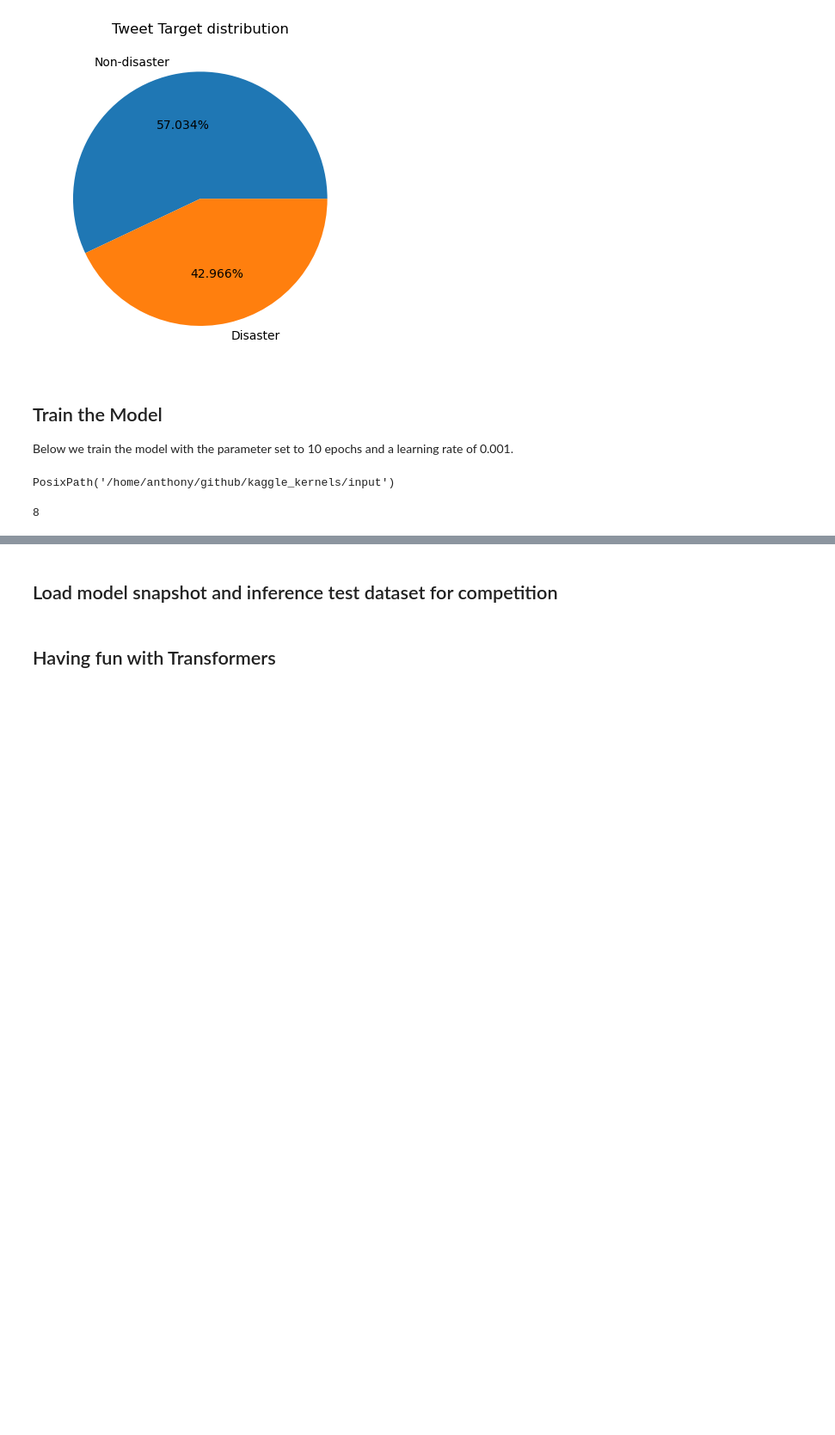
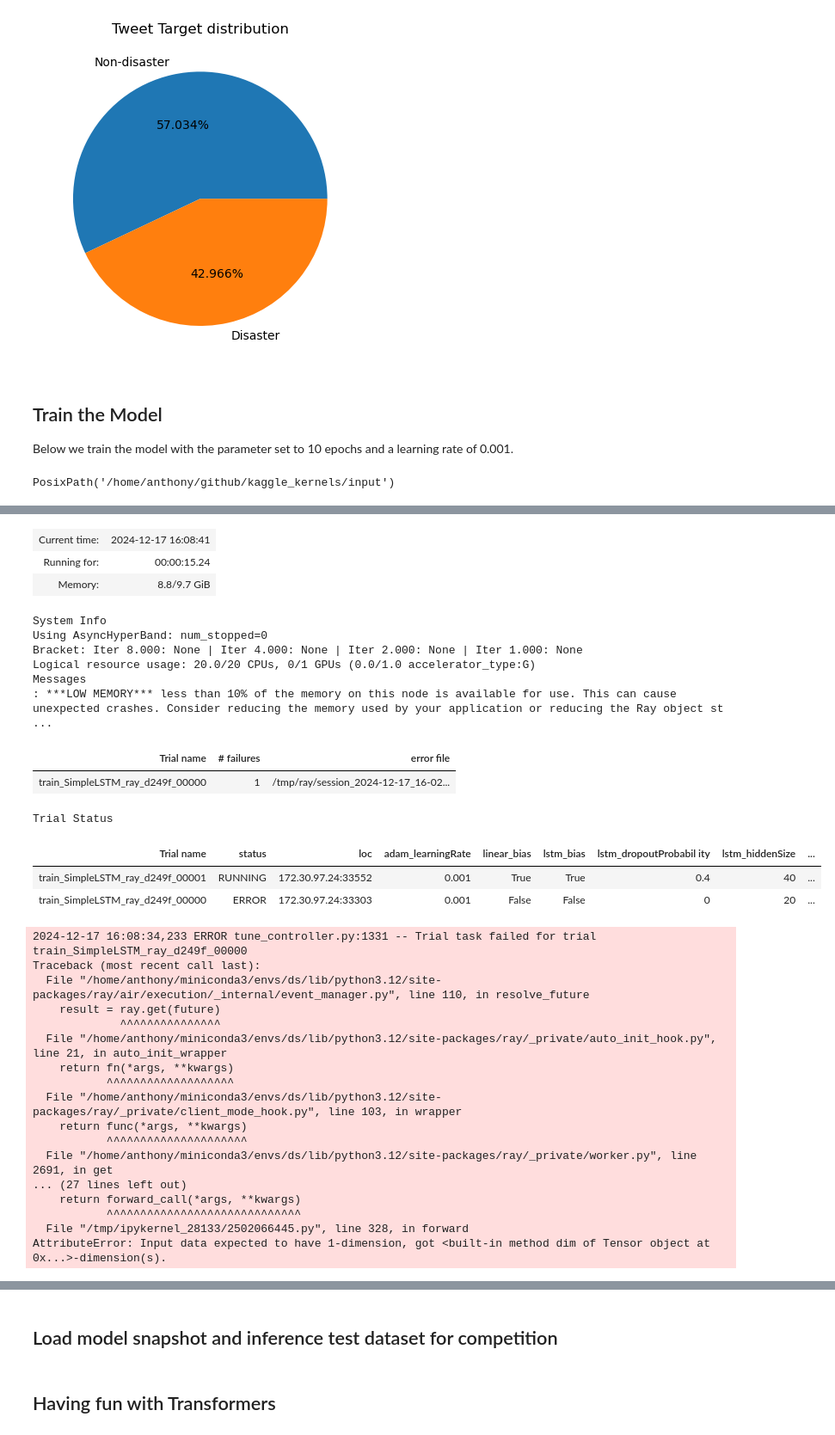
Before and after one commit to anthropikos/kaggle_kernels, a Jupyter notebook: lstm-tweets/lstm-tweets.ipynb, the cells around one changed output, grey strips where cells are left out. Shown: that part at 86% size. Saved outputs shown, nothing was run; the diff lists cells and outputs as text; code cells hidden in the pictures; blank space fills up the shorter version.

Commit message:
Reduced RayTune parallel training sessions but still having issues. Trying manual tuning instead.

```diff
--- a/lstm-tweets/lstm-tweets.ipynb
+++ b/lstm-tweets/lstm-tweets.ipynb
@@ -86,6 +86,7 @@ import torch
 from torch.utils.data import Dataset, DataLoader
 from sklearn.model_selection import train_test_split
 from tqdm import tqdm
+import ray
 from ray import train, tune
 from ray.train import Checkpoint
 from ray.tune.schedulers import ASHAScheduler
@@ -96,6 +97,7 @@ from ray.tune.schedulers import ASHAScheduler
 # TODO: IGNORED (validation process not too expensive so whatever) - Remove validation from training loop and checkpoint
 # TODO: DONE - Encapsulate the entire data loading into one pipeline
 
+# ray.init(runtime_env={"conda": "ds"})
 
 def read_in_csv(data_dir_path: Union[Path, str] = None) -> Tuple:
     """Read in the dataset CSVs and return a tuple of dataframes."""
@@ -394,8 +396,8 @@ class SimpleLSTM(torch.nn.Module):
         Source: https://pytorch.org/docs/stable/generated/torch.nn.Module.html#torch.nn.Module.forward
         """
         # Instantiate input layer
-        if input_data.dim > 1:
-            raise AttributeError(f"Input data expected to have 1-dimension, got {input_data.dim}-dimension(s).")
+        if input_data.dim() > 1:
+            raise AttributeError(f"Input data expected to have 1-dimension, got {input_data.dim()}-dimension(s).")
         self.input_size = input_data.shape()[0]
 
         self.layer_lstm = torch.nn.LSTM(
@@ -834,12 +836,6 @@ config = {
 config["data_directory"]
 # %% [output]
 PosixPath('/home/anthony/github/kaggle_kernels/input')
-# %%
-from multiprocessing import cpu_count
-
-cpu_count()
-# %% [output]
-8
 # %%
 config = {
     "lstm_hiddenSize": tune.choice([10, 20, 30, 40, 50]),
@@ -849,6 +845,7 @@ config = {
     "lstm_dropoutProbability": tune.choice([0, 0.2, 0.4, 0.6]),
     "lstm_bidirectional": False,
     "adam_learningRate": tune.choice([0.001 ,0.01, 0.1]),
+    "n_epochs": tune.choice(list(range(10))),
     "data_directory": Path("../input/").resolve().absolute()
 }
 
@@ -857,17 +854,19 @@ scheduler = ASHAScheduler(
     grace_period=1,
     reduction_factor=2
 )
+## TODO: Ray tune memory issue, move the data loading out of the training loop
 
 tuner = tune.Tuner(
     tune.with_resources(
         tune.with_parameters(train_SimpleLSTM_ray),
-        resources={"cpu": 1}
+        resources={"cpu": cpu_count()}
     ),
     tune_config=tune.TuneConfig(
         metric="loss",
         mode="min",
         scheduler=scheduler,
-        num_samples=10,
+        num_samples=2,
+        # num_samples=10,
     ),
     param_space=config
 )
@@ -877,0 +877,32 @@ result = tuner.fit()
+| Current time: | 2024-12-17 16:08:41 |
+| Running for: | 00:00:15.24 |
+| Memory: | 8.8/9.7 GiB |
+System Info
+Using AsyncHyperBand: num_stopped=0
+Bracket: Iter 8.000: None | Iter 4.000: None | Iter 2.000: None | Iter 1.000: None
+Logical resource usage: 20.0/20 CPUs, 0/1 GPUs (0.0/1.0 accelerator_type:G)
+Messages
+: ***LOW MEMORY*** less than 10% of the memory on this node is available for use. This can cause unexpected crashes. Consider reducing the memory used by your application or reducing the Ray object st ...
+| Trial name | # failures | error file |
+| train_SimpleLSTM_ray_d249f_00000 | 1 | /tmp/ray/session_2024-12-17_16-02... |
+Trial Status
+| Trial name | status | loc | adam_learningRate | linear_bias | lstm_bias | lstm_dropoutProbabil ity | lstm_hiddenSize | ... |
+| train_SimpleLSTM_ray_d249f_00001 | RUNNING | 172.30.97.24:33552 | 0.001 | True | True | 0.4 | 40 | ... |
+| train_SimpleLSTM_ray_d249f_00000 | ERROR | 172.30.97.24:33303 | 0.001 | False | False | 0 | 20 | ... |
+2024-12-17 16:08:34,233 ERROR tune_controller.py:1331 -- Trial task failed for trial train_SimpleLSTM_ray_d249f_00000
+Traceback (most recent call last):
+  File "/home/anthony/miniconda3/envs/ds/lib/python3.12/site-packages/ray/air/execution/_internal/event_manager.py", line 110, in resolve_future
+    result = ray.get(future)
+             ^^^^^^^^^^^^^^^
+  File "/home/anthony/miniconda3/envs/ds/lib/python3.12/site-packages/ray/_private/auto_init_hook.py", line 21, in auto_init_wrapper
+    return fn(*args, **kwargs)
+           ^^^^^^^^^^^^^^^^^^^
+  File "/home/anthony/miniconda3/envs/ds/lib/python3.12/site-packages/ray/_private/client_mode_hook.py", line 103, in wrapper
+    return func(*args, **kwargs)
+           ^^^^^^^^^^^^^^^^^^^^^
+  File "/home/anthony/miniconda3/envs/ds/lib/python3.12/site-packages/ray/_private/worker.py", line 2691, in get
+... (27 lines left out)
+    return forward_call(*args, **kwargs)
+           ^^^^^^^^^^^^^^^^^^^^^^^^^^^^^
+  File "/tmp/ipykernel_28133/2502066445.py", line 328, in forward
+AttributeError: Input data expected to have 1-dimension, got <built-in method dim of Tensor object at 0x...>-dimension(s).
```
Also changed, not shown: parts of 1 cell of this notebook.
